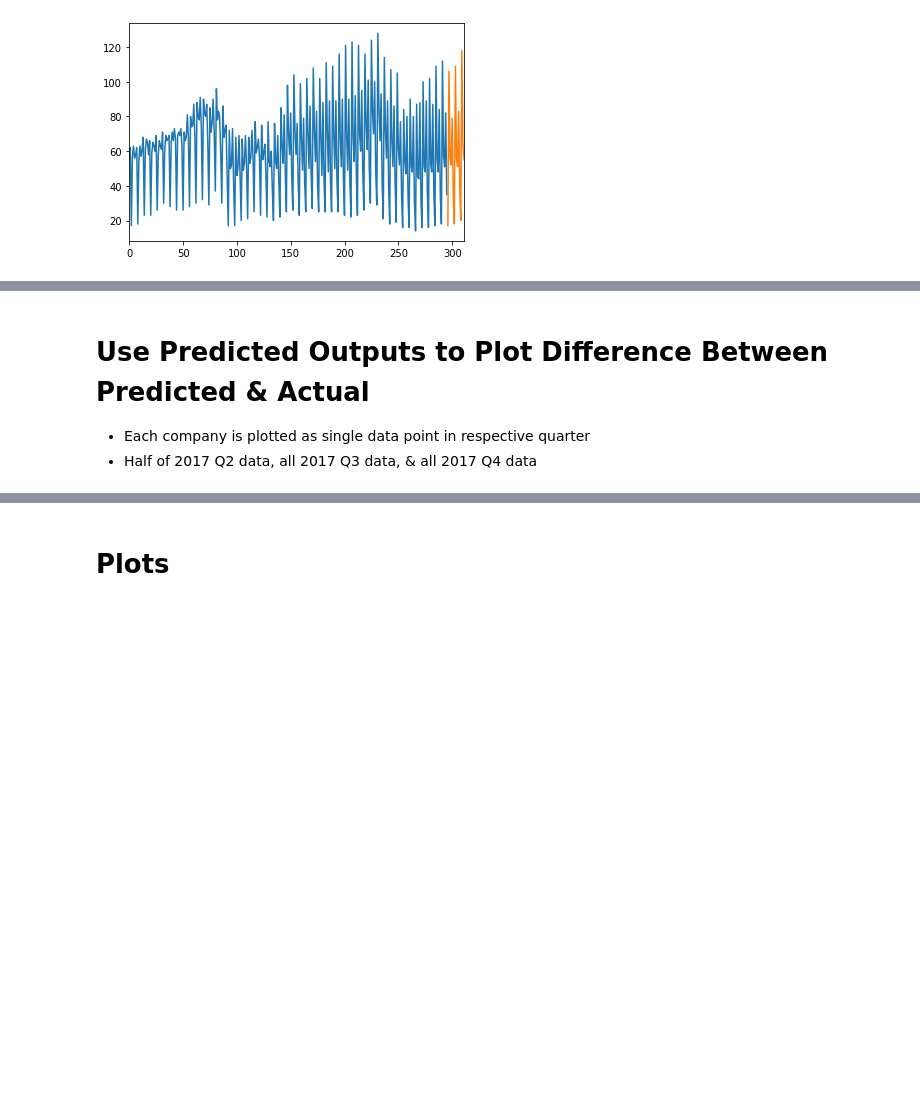
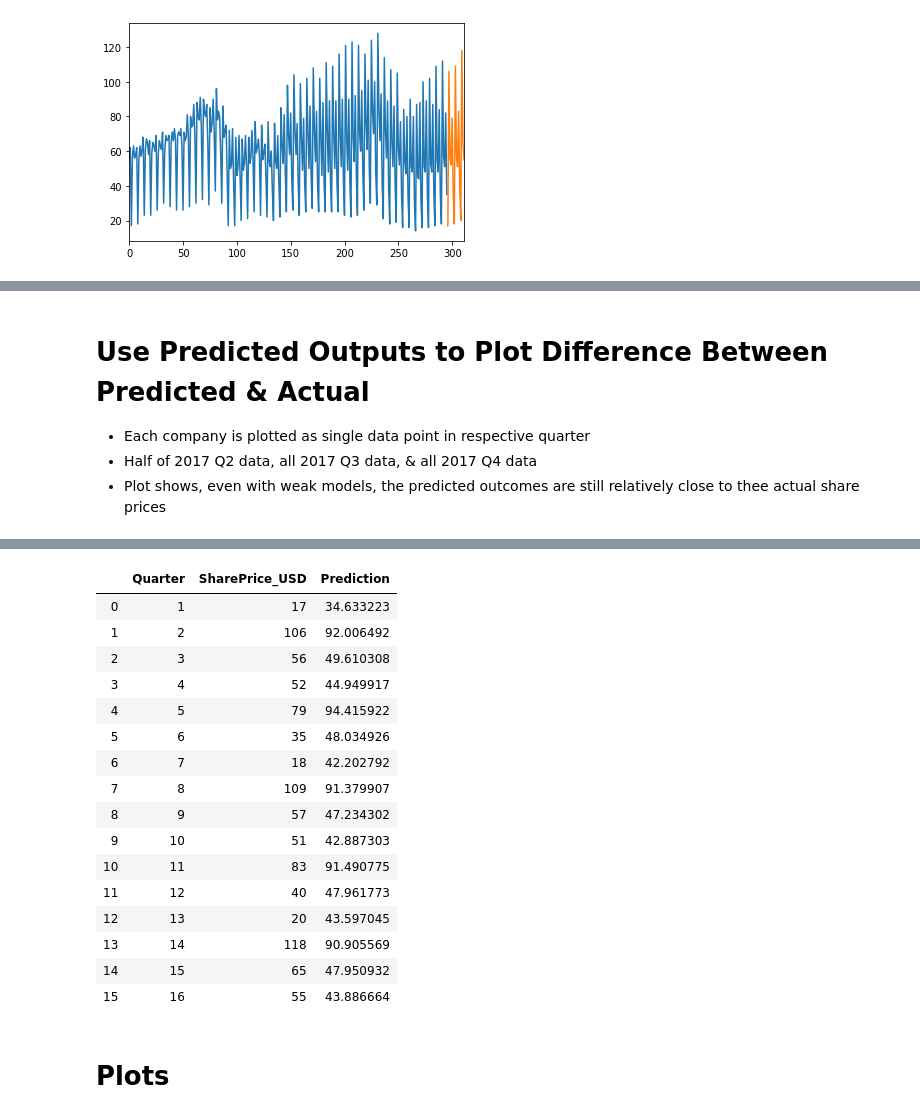
Before and after one commit to kgremillion/Energy_ML, a Jupyter notebook: Code/P3_EnergyML.ipynb, the cells around one changed output, grey strips where cells are left out. Drawn from its saved outputs; the diff is of its cells as text; code cells hidden in the pictures; blank space fills up the shorter version.

```diff
--- a/Code/P3_DropExp.ipynb
+++ b/Code/P3_EnergyML.ipynb
@@ -372,6 +385,7 @@ predicted_df = pd.read_csv('Resources/valid_predicted.csv')
 # Use Predicted Outputs to Plot Difference Between Predicted & Actual
 * Each company is plotted as single data point in respective quarter
 * Half of 2017 Q2 data, all 2017 Q3 data, & all 2017 Q4 data
+* Plot shows, even with weak models, the predicted outcomes are still relatively close to thee actual share prices
 # %%
 import plotly.graph_objects as go
 
@@ -391,6 +405,27 @@ fig.update_layout(title='Actual vs Predicted Share Prices For 2.5 Quarters',
 fig.show()
 # %% [output]
 [interactive output not drawn]
+# %%
+# show numbers between predicted & actual share price in table
+predicted_df
+# %% [output]
+|  | Quarter | SharePrice_USD | Prediction |
+| 0 | 1 | 17 | 34.633223 |
+| 1 | 2 | 106 | 92.006492 |
+| 2 | 3 | 56 | 49.610308 |
+| 3 | 4 | 52 | 44.949917 |
+| 4 | 5 | 79 | 94.415922 |
+| 5 | 6 | 35 | 48.034926 |
+| 6 | 7 | 18 | 42.202792 |
+| 7 | 8 | 109 | 91.379907 |
+| 8 | 9 | 57 | 47.234302 |
+| 9 | 10 | 51 | 42.887303 |
+| 10 | 11 | 83 | 91.490775 |
+| 11 | 12 | 40 | 47.961773 |
+| 12 | 13 | 20 | 43.597045 |
+| 13 | 14 | 118 | 90.905569 |
+| 14 | 15 | 65 | 47.950932 |
+| 15 | 16 | 55 | 43.886664 |
 # %% [markdown]
 # Plots
 # %%
```
Also changed, not shown: parts of 22 cells of this notebook, 1 other file.
